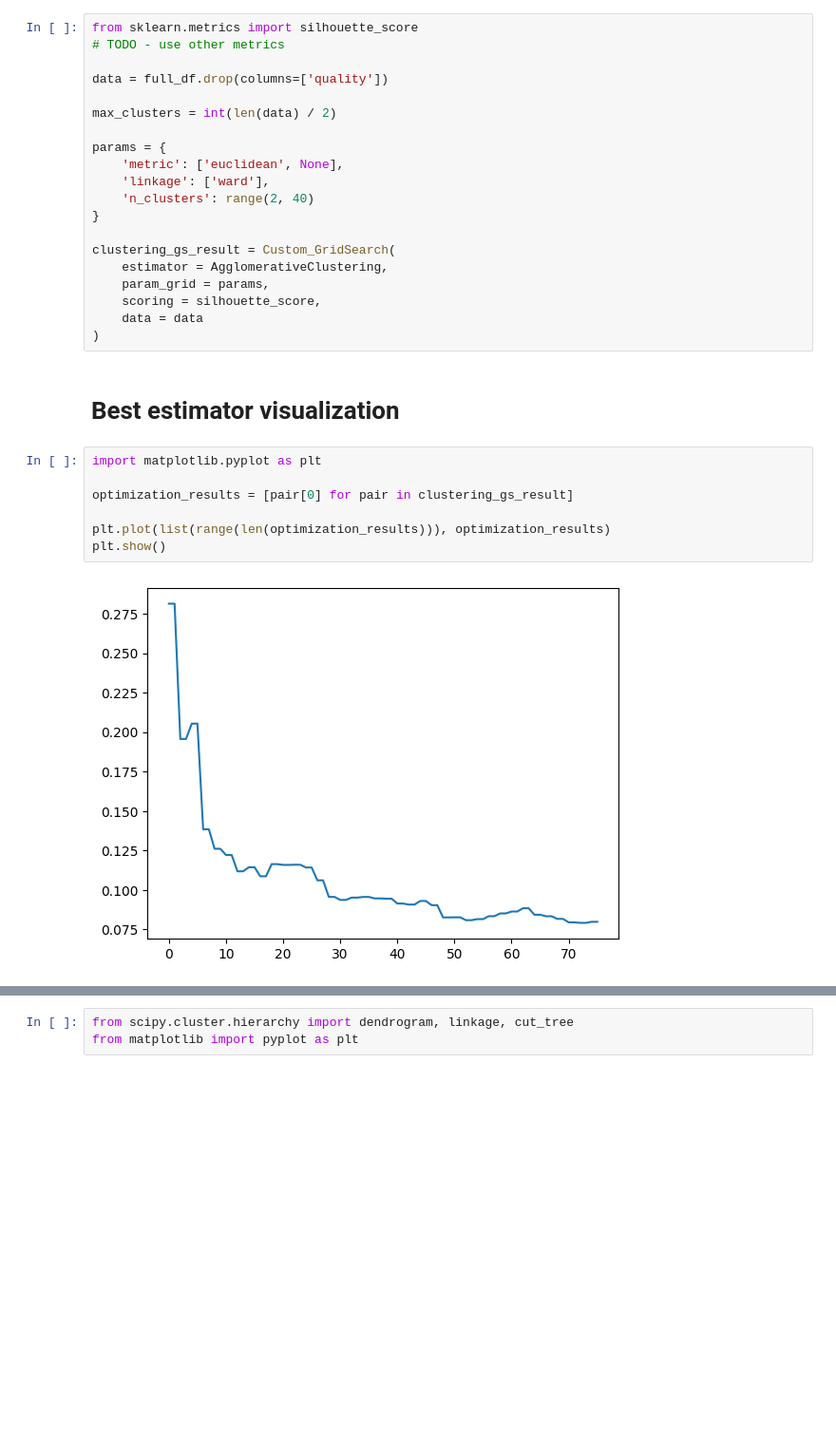
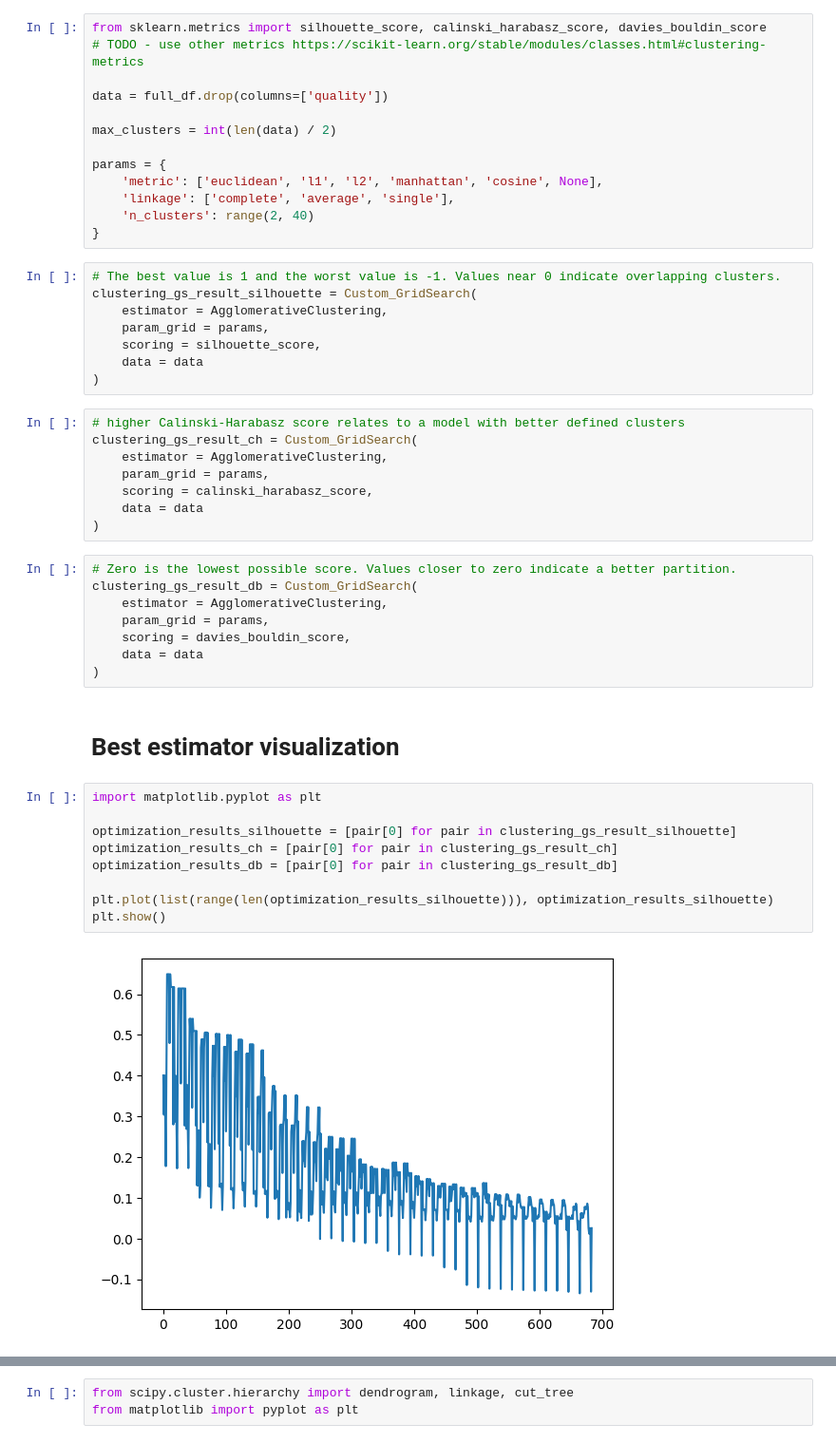
Before and after one commit to Ko4eBHuK/hybrid-intelligent-systems, a Jupyter notebook: HIS2.ipynb, the cells around one changed output, grey strips where cells are left out. Shown at 95% size. Drawn from its saved outputs; the diff is of its cells as text; blank space fills up the shorter version.

Commit message:
use three scorers, extend varying linkage and metric with grid search

```diff
--- a/HIS2.ipynb
+++ b/HIS2.ipynb
@@ -147,33 +147,52 @@ def Custom_GridSearch(estimator, param_grid, scoring, data):
 
   return scores_and_params
 # %%
-from sklearn.metrics import silhouette_score
-# TODO - use other metrics
+from sklearn.metrics import silhouette_score, calinski_harabasz_score, davies_bouldin_score
+# TODO - use other metrics https://scikit-learn.org/stable/modules/classes.html#clustering-metrics
 
 data = full_df.drop(columns=['quality'])
 
 max_clusters = int(len(data) / 2)
 
 params = {
-    'metric': ['euclidean', None],
-    'linkage': ['ward'],
+    'metric': ['euclidean', 'l1', 'l2', 'manhattan', 'cosine', None],
+    'linkage': ['complete', 'average', 'single'],
     'n_clusters': range(2, 40)
 }
-
-clustering_gs_result = Custom_GridSearch(
-    estimator = AgglomerativeClustering,
-    param_grid = params,
-    scoring = silhouette_score,
-    data = data
-)
+# %%
+# The best value is 1 and the worst value is -1. Values near 0 indicate overlapping clusters.
+clustering_gs_result_silhouette = Custom_GridSearch(
+    estimator = AgglomerativeClustering,
+    param_grid = params,
+    scoring = silhouette_score,
+    data = data
+)
+# %%
+# higher Calinski-Harabasz score relates to a model with better defined clusters
+clustering_gs_result_ch = Custom_GridSearch(
+    estimator = AgglomerativeClustering,
+    param_grid = params,
+    scoring = calinski_harabasz_score,
+    data = data
+)
+# %%
+# Zero is the lowest possible score. Values closer to zero indicate a better partition.
+clustering_gs_result_db = Custom_GridSearch(
+    estimator = AgglomerativeClustering,
+    param_grid = params,
+    scoring = davies_bouldin_score,
+    data = data
+)
 # %% [markdown]
 # Best estimator visualization
 # %%
 import matplotlib.pyplot as plt
 
-optimization_results = [pair[0] for pair in clustering_gs_result]
+optimization_results_silhouette = [pair[0] for pair in clustering_gs_result_silhouette]
+optimization_results_ch = [pair[0] for pair in clustering_gs_result_ch]
+optimization_results_db = [pair[0] for pair in clustering_gs_result_db]
 
-plt.plot(list(range(len(optimization_results))), optimization_results)
+plt.plot(list(range(len(optimization_results_silhouette))), optimization_results_silhouette)
 plt.show()
 # %% [output]
-[figure, old version]
+[figure, new version]
```
Also changed, not shown: parts of 13 cells of this notebook, 1 other file.
